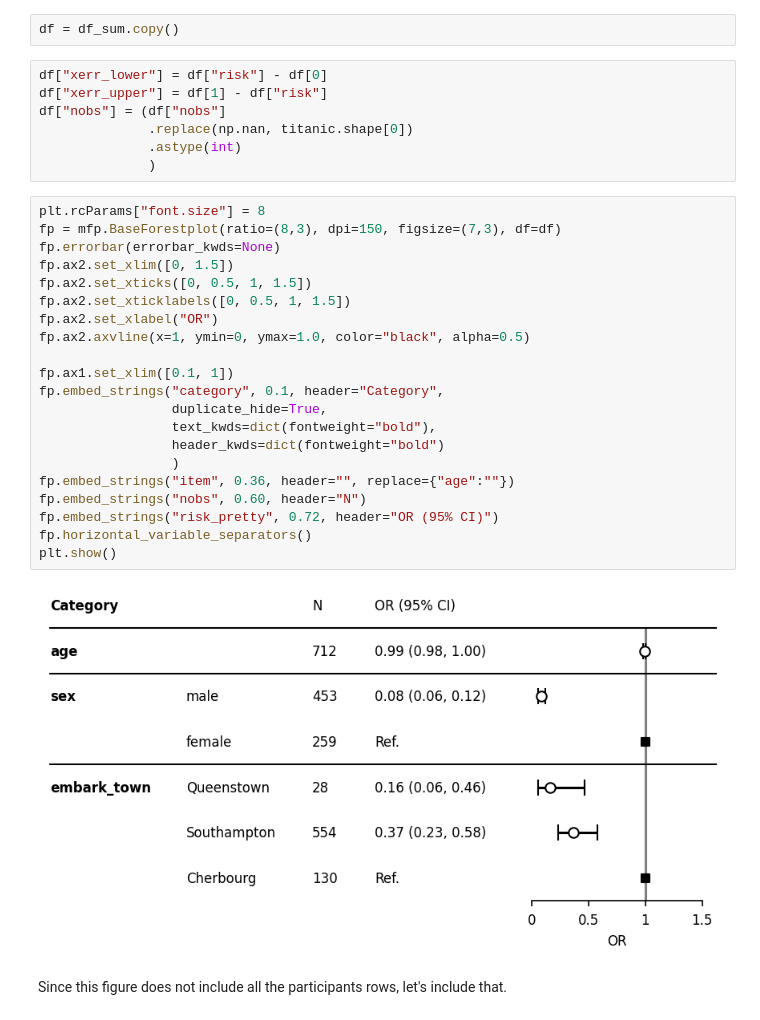
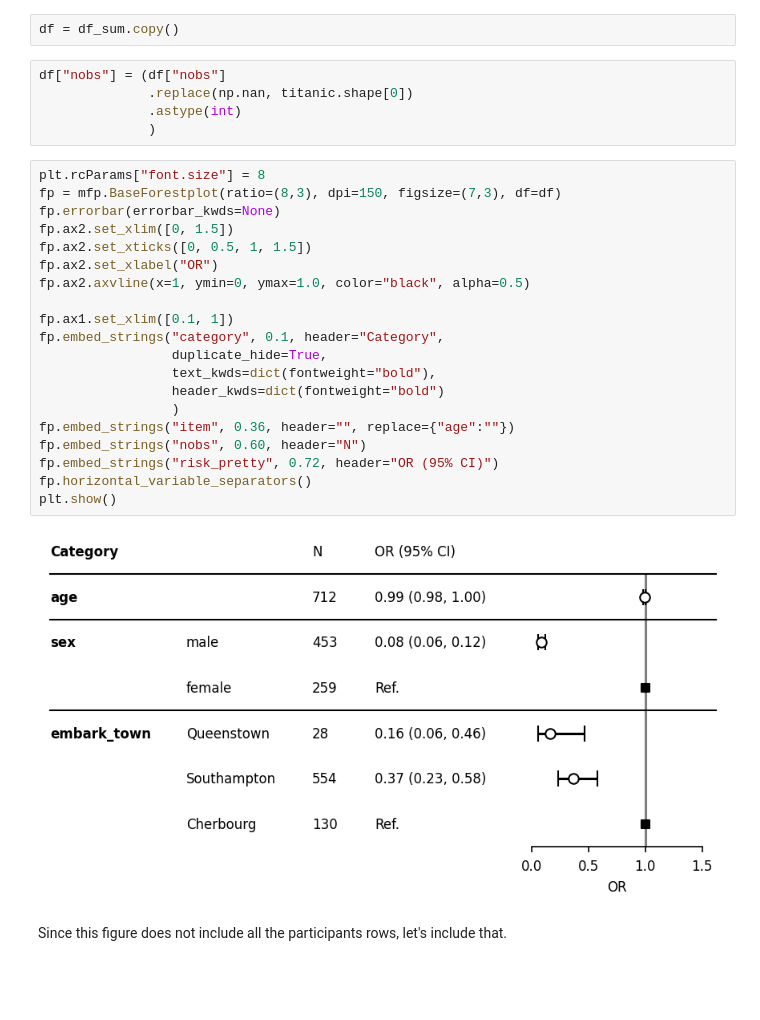
Before and after one commit to toshiakiasakura/myforestplot, a Jupyter notebook: docs_src/notebooks/1_quickstart.ipynb, the cells around one changed output. Cells and saved outputs as stored; diff of their text form; blank space fills up the shorter version.

```diff
--- a/docs_src/notebooks/1_quickstart.ipynb
+++ b/docs_src/notebooks/1_quickstart.ipynb
@@ -87,8 +87,6 @@ The above type of dataframe structure is required. If you prepare dataframe like
 # %%
 df = df_sum.copy()
 # %%
-df["xerr_lower"] = df["risk"] - df[0]
-df["xerr_upper"] = df[1] - df["risk"]
 df["nobs"] = (df["nobs"]
               .replace(np.nan, titanic.shape[0])
               .astype(int)
@@ -96,26 +94,25 @@ df["nobs"] = (df["nobs"]
 # %%
 plt.rcParams["font.size"] = 8
 fp = mfp.BaseForestplot(ratio=(8,3), dpi=150, figsize=(7,3), df=df)
 fp.errorbar(errorbar_kwds=None)
 fp.ax2.set_xlim([0, 1.5])
 fp.ax2.set_xticks([0, 0.5, 1, 1.5])
-fp.ax2.set_xticklabels([0, 0.5, 1, 1.5])
 fp.ax2.set_xlabel("OR")
 fp.ax2.axvline(x=1, ymin=0, ymax=1.0, color="black", alpha=0.5)
 
 fp.ax1.set_xlim([0.1, 1])
 fp.embed_strings("category", 0.1, header="Category",
                  duplicate_hide=True,
                  text_kwds=dict(fontweight="bold"),
                  header_kwds=dict(fontweight="bold")
                  )
 fp.embed_strings("item", 0.36, header="", replace={"age":""})
 fp.embed_strings("nobs", 0.60, header="N")
 fp.embed_strings("risk_pretty", 0.72, header="OR (95% CI)")
 fp.horizontal_variable_separators()
 plt.show()
 # %% [output]
-[figure, old version]
+[figure, new version]
 # %% [markdown]
 Since this figure does not include all the participants rows, let's include that.
 # %%
```
Also changed, not shown: parts of 2 cells of this notebook, 1 other file.
